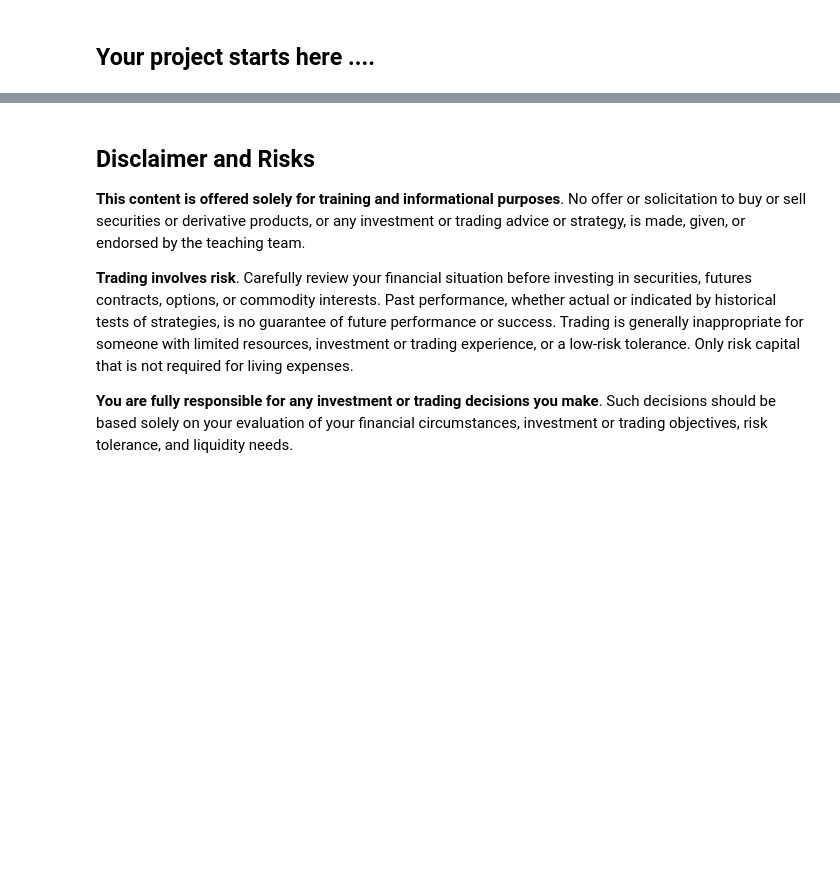
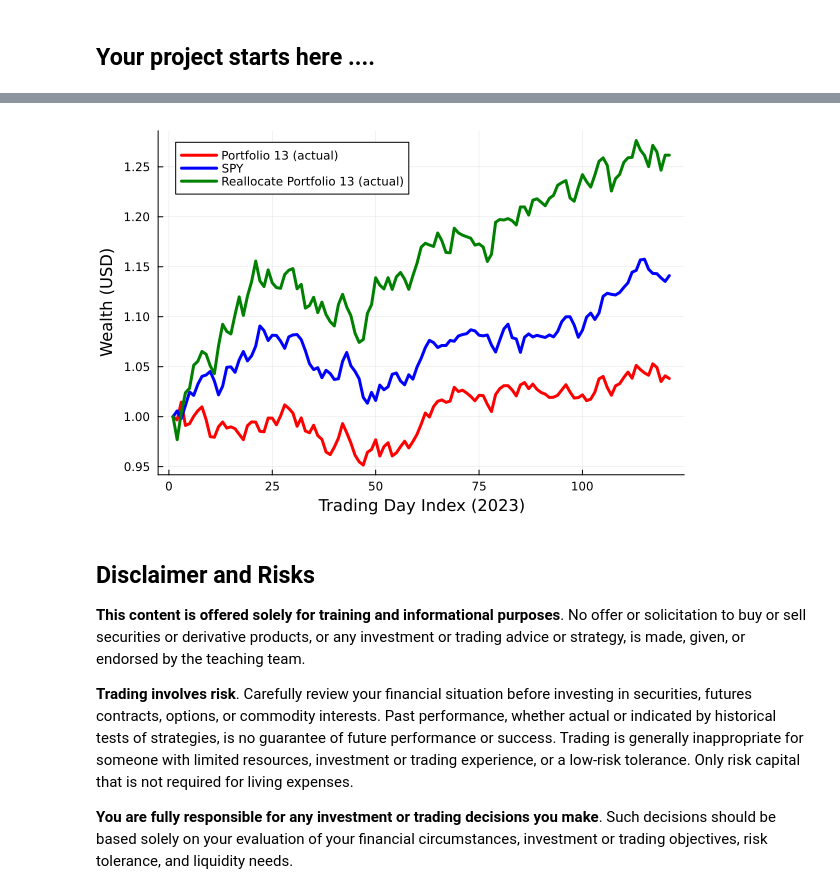
Before and after one commit to bm687/CHEME-5660-Project-Template-F23, a Jupyter notebook: Template.ipynb, the cells around one changed output, grey strips where cells are left out. Drawn from its saved outputs; the diff is of its cells as text; code cells hidden in the pictures; blank space fills up the shorter version.

```diff
--- a/Template.ipynb
+++ b/Template.ipynb
@@ -141,0 +223,6 @@ Present Value of Total Capital Expenses (building and equipment) over 10 years (
+# %%
+my_list_of_tickers = efficient_frontier[portfolio_index,:tickers];
+w = efficient_frontier[portfolio_index,:w] .|> x-> round(x,digits=6) .|> abs;
+risk = efficient_frontier[portfolio_index,:risk] .|> x-> round(x,digits=6) .|> abs;
+expected_excess_return = efficient_frontier[portfolio_index,:expected_excess_return] |> x-> round(x,digits=3)
+println("The expected excess return for portfolio $(portfolio_index) equals $(expected_excess_return) with risk = $(risk)")
@@ -141,0 +286,2 @@ Present Value of Total Capital Expenses (building and equipment) over 10 years (
+# %%
+number_of_trading_days = 121;
@@ -141,0 +501,28 @@ Present Value of Total Capital Expenses (building and equipment) over 10 years (
+# %%
+portfolio_performance_array_reallocate = Array{Float64,2}(undef, number_of_trading_days, length(w)+2)
+
+# values for each asset -
+for i ∈ 1:(number_of_trading_days)
+
+    risk_new = my_results_df[i,:risk]
+    N_new = my_results_df[i,:N_new]
+    new_price = my_results_df[i,:current_close]
+
+    for j ∈ eachindex(my_list_of_tickers)
+        portfolio_performance_array_reallocate[i,j] = N_new[j]*new_price[j] |> x-> round(x, digits=3) |> abs
+    end
+
+    # compute the risk -
+    portfolio_performance_array_reallocate[i,end-1] = risk_new
+end
+
+# total -
+for i ∈ 1:number_of_trading_days
+    portfolio_performance_array_reallocate[i,end] = sum(portfolio_performance_array_reallocate[i,1:end-2])
+end
+
+# compute the initial risk -
+total = portfolio_performance_array_reallocate[1,end];
+data = portfolio_performance_array_reallocate[1,1:end-2];
+w = (1/total)*data
+portfolio_performance_array_reallocate[1,end-1] = transpose(w)*Σ̂*w |> sqrt;
@@ -142,3 +541,14 @@ Present Value of Total Capital Expenses (building and equipment) over 10 years (
+# %%
+plot((1/portfolio_performance_array_original[1,end]).*portfolio_performance_array_original[:,end],
+    lw=3, c=:red, label="Portfolio $(portfolio_index) (actual)")
+plot!((1/SPY_df[1,:volume_weighted_average_price]).*SPY_df[1:number_of_trading_days,:volume_weighted_average_price], lw=3,
+    c=:blue, label="SPY")
+plot!((1/portfolio_performance_array_reallocate[1,end]).*portfolio_performance_array_reallocate[:,end], lw=3,
+    c=:green, label="Reallocate Portfolio $(portfolio_index) (actual)")
+xlabel!("Trading Day Index (2023)", fontsize=18)
+ylabel!("Wealth (USD)", fontsize=18)
+# %% [output]
+[figure, added]
 # %% [markdown]
 ## Disclaimer and Risks
 __This content is offered solely for training and  informational purposes__. No offer or solicitation to buy or sell securities or derivative products, or any investment or trading advice or strategy,  is made, given, or endorsed by the teaching team.
```
Also changed, not shown: parts of 27 cells of this notebook, 5 other files.
